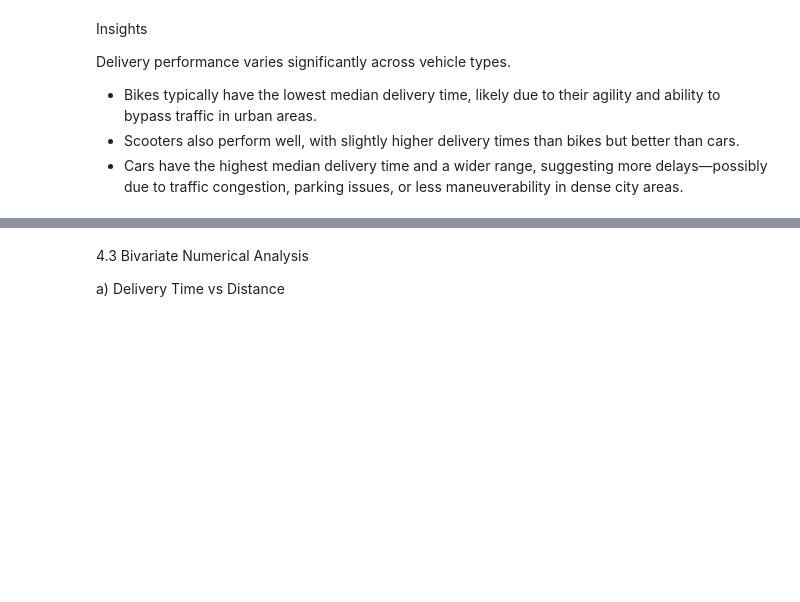
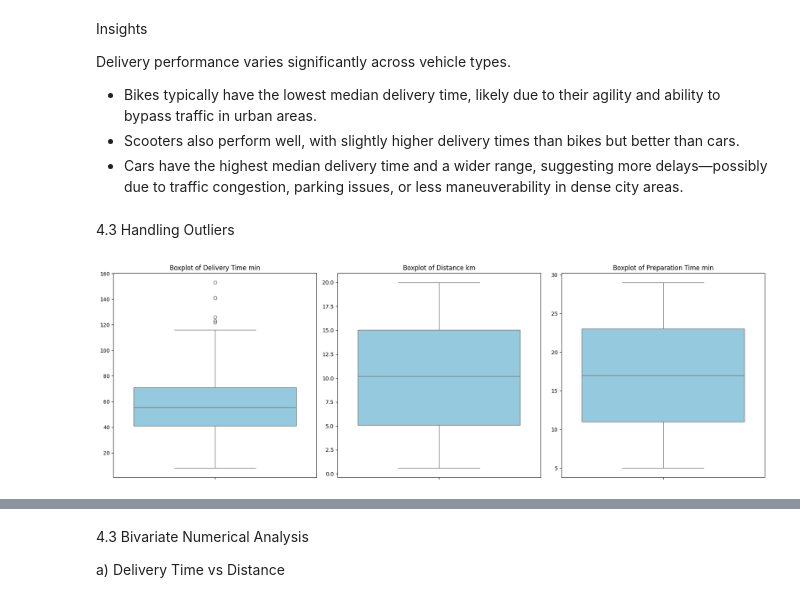
Before and after one commit to 5warna/Food-Delivery-Prediction, a Jupyter notebook: notebook/EDA TIME PREDICTION.ipynb, the cells around one changed output, grey strips where cells are left out. Cells and saved outputs as stored; diff of their text form; code cells hidden in the pictures; blank space fills up the shorter version.

```diff
--- a/notebook/EDA TIME PREDICTION.ipynb
+++ b/notebook/EDA TIME PREDICTION.ipynb
@@ -349,3 +351,24 @@ Delivery performance varies significantly across vehicle types.
 - Bikes typically have the lowest median delivery time, likely due to their agility and ability to bypass traffic in urban areas.
 - Scooters also perform well, with slightly higher delivery times than bikes but better than cars.
 - Cars have the highest median delivery time and a wider range, suggesting more delays—possibly due to traffic congestion, parking issues, or less maneuverability in dense city areas.
+# %% [markdown]
+4.3 Handling Outliers
+# %%
+# List of columns
+cols = ['Delivery_Time_min', 'Distance_km', 'Preparation_Time_min']
+
+# Set up the subplot layout
+plt.figure(figsize=(18, 6))
+
+# Create boxplots for each column
+for i, col in enumerate(cols, 1):
+    plt.subplot(1, 3, i)
+    sns.boxplot(y=df[col], color='skyblue')
+    plt.title(f'Boxplot of {col.replace("_", " ")}')
+    plt.xlabel('')
+    plt.ylabel('')
+
+plt.tight_layout()
+plt.show()
+# %% [output]
+[figure, added]
```
Also changed, not shown: parts of 6 cells of this notebook, 5 other files.
